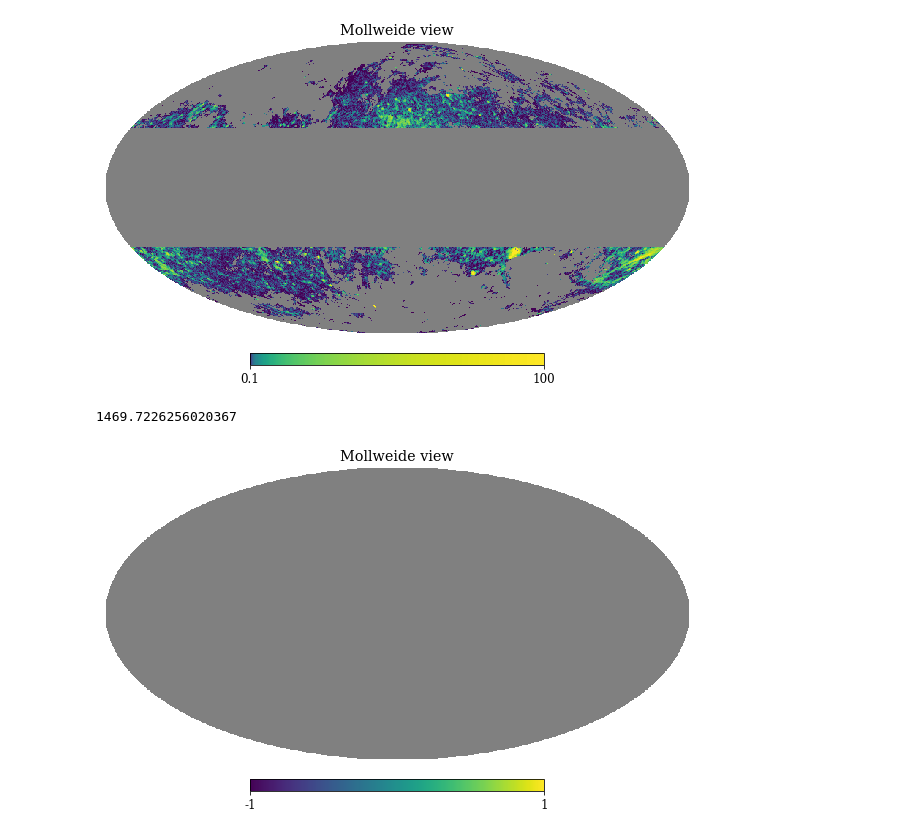
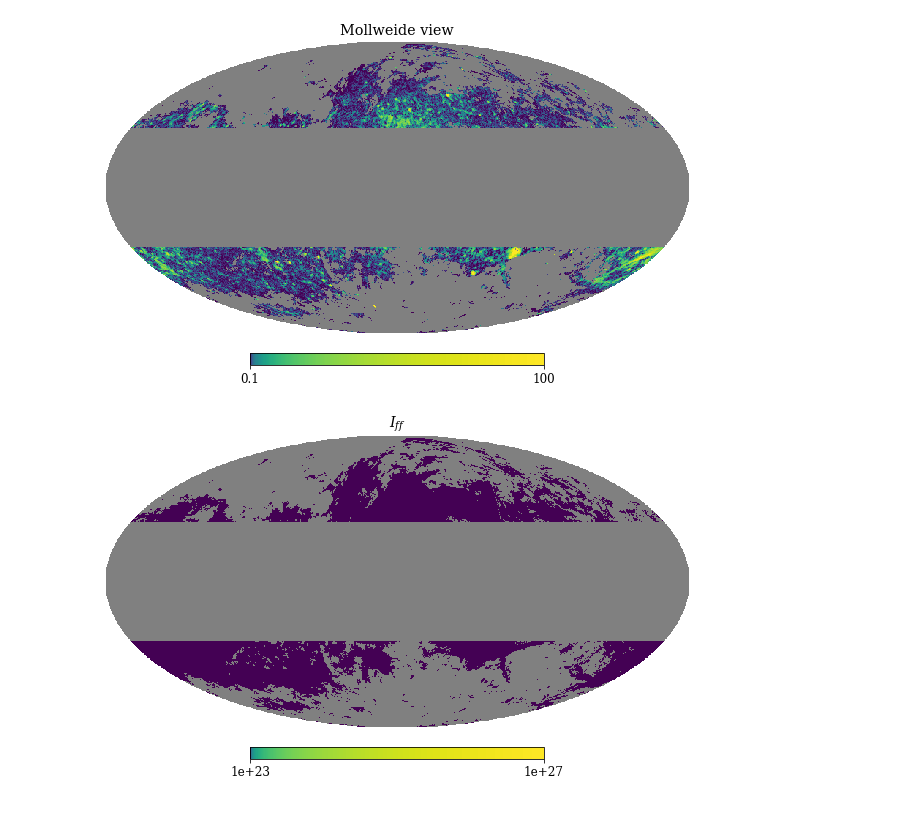
Before and after one commit to mdodici/AME-CNM, a Jupyter notebook: maps/Free Free check.ipynb, the cells around one changed output. Drawn from its saved outputs; the diff is of its cells as text; code cells hidden in the pictures.

```diff
--- a/maps/Free Free check.ipynb
+++ b/maps/Free Free check.ipynb
@@ -102,13 +116,13 @@ def I_free(EM, T, nu):
     nu9 = nu/(10^9)
 
     smalllog = nu9*T4**(-3/2)
-    exp1 = 5.960 - (np.sqrt(3)/np.pi)
-    biglog = np.exp(exp1)*np.log10(smalllog) + np.exp(1)
+    exp1 = 5.960 - (np.sqrt(3)/np.pi)*np.log10(smalllog)
+    biglog = np.exp(exp1) + np.exp(1)
     gff = np.log10(biglog)
     tau = 0.05468*T**(-3/2)*nu9**(-2)*EM*gff
 
     sff = (10**6)*T*(1-np.exp(-tau))
-    sKrj = sff*u.J/((u.m)**2*u.sr)
+    sKrj = sff*u.K*(2*(nu*u.GHz)**2*const.k_B)/(const.c**2*cds.sr)
     sMjy = sKrj.to(cds.MJy/cds.sr)
 
-    return sMjy
+    return sMjy * (cds.sr/cds.MJy)
@@ -115,8 +145,5 @@ def I_free(EM, T, nu):
 # %%
 ff_1GHz = I_free(ffem, ffT, 1)
-
-print(np.mean(ffT))
-hp.mollview(ff_1GHz)
+hp.mollview(ff_1GHz, title=r'$I_{ff}$',min=1e23, max=1e27, norm='log')
 # %% [output]
-1469.7226256020367
-[figure, old version]
+[figure, new version]
```
Also changed, not shown: parts of 10 cells of this notebook.
